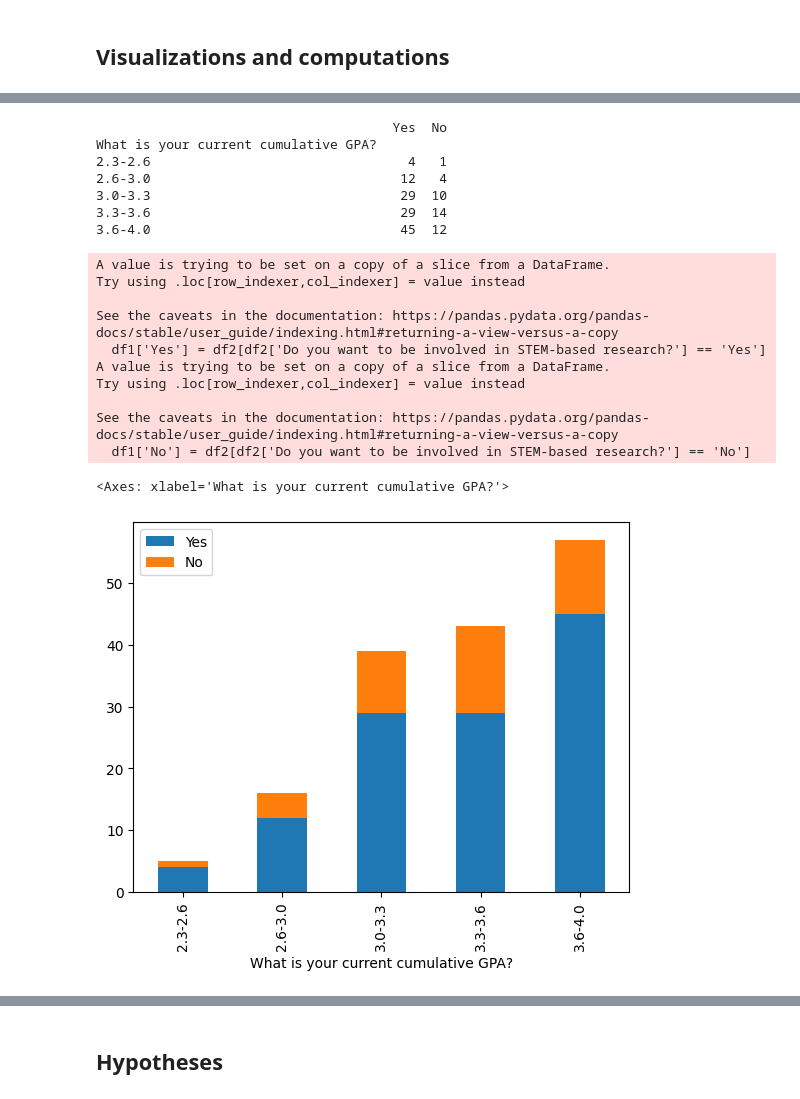
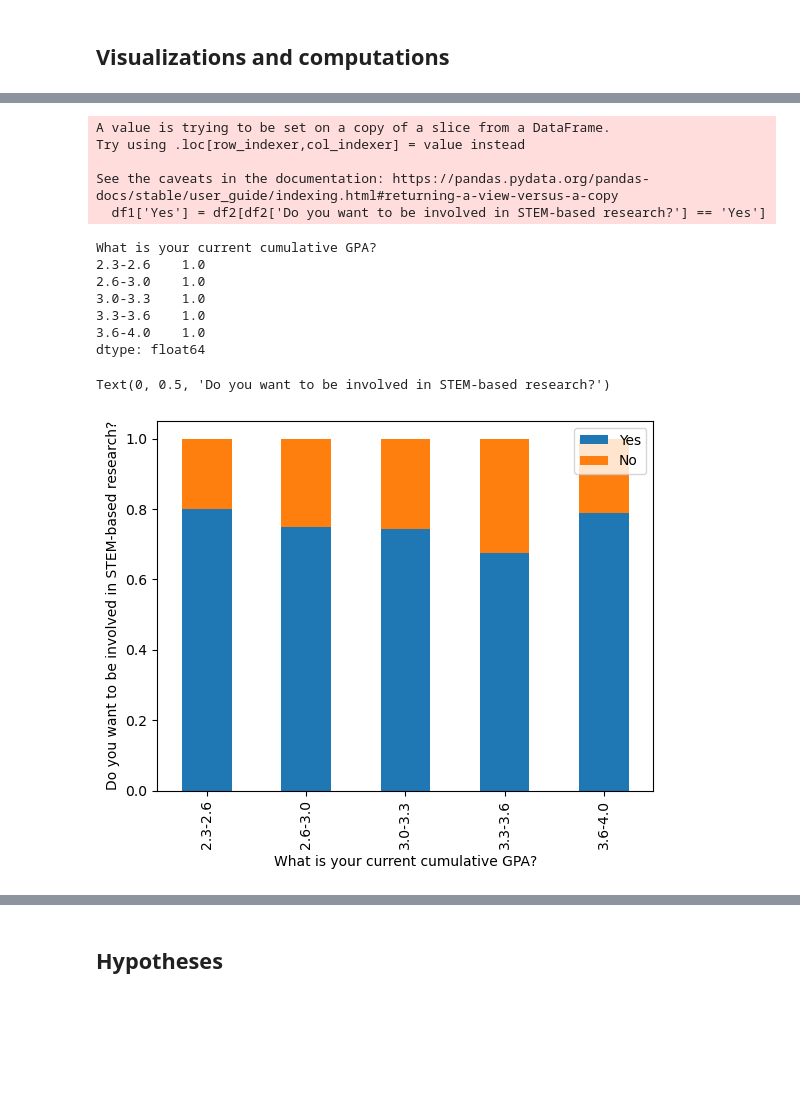
Before and after one commit to undahveeti/University-Characteristic-Data-Analysis, a Jupyter notebook: cs105_mini_project.ipynb, the cells around one changed output, grey strips where cells are left out. Saved outputs shown, nothing was run; the diff lists cells and outputs as text; code cells hidden in the pictures; blank space fills up the shorter version.

```diff
--- a/cs105_mini_project.ipynb
+++ b/cs105_mini_project.ipynb
@@ -33,32 +33,33 @@ display(df)
 # %%
 df1 = df[['What is your current cumulative GPA?', 'Do you want to be involved in STEM-based research?']]
 df2 = df[['Do you want to be involved in STEM-based research?']]
 df1['Yes'] = df2[df2['Do you want to be involved in STEM-based research?'] == 'Yes']
 df1['No'] = df2[df2['Do you want to be involved in STEM-based research?'] == 'No']
+
 df1 = df1[['What is your current cumulative GPA?', 'Yes', 'No']]
 grouped = df1.groupby('What is your current cumulative GPA?').count()
-print(grouped)
-grouped.plot.bar(stacked = True)
+
+temp = grouped['Yes']
+grouped['Yes'] = grouped['Yes'] / grouped.sum(axis = 1)
+grouped['No'] = grouped['No'] / (temp + grouped['No'])
+
+print(grouped.sum(axis = 1))
+grouped.plot.bar(stacked = True).set_ylabel('Do you want to be involved in STEM-based research?')
 # %% [output]
-                                      Yes  No
-What is your current cumulative GPA?
-2.3-2.6                                 4   1
-2.6-3.0                                12   4
-3.0-3.3                                29  10
-3.3-3.6                                29  14
-3.6-4.0                                45  12
+A value is trying to be set on a copy of a slice from a DataFrame.
+Try using .loc[row_indexer,col_indexer] = value instead
+
+See the caveats in the documentation: https://pandas.pydata.org/pandas-docs/stable/user_guide/indexing.html#returning-a-view-versus-a-copy
+  df1['Yes'] = df2[df2['Do you want to be involved in STEM-based research?'] == 'Yes']
-A value is trying to be set on a copy of a slice from a DataFrame.
-Try using .loc[row_indexer,col_indexer] = value instead
-
-See the caveats in the documentation: https://pandas.pydata.org/pandas-docs/stable/user_guide/indexing.html#returning-a-view-versus-a-copy
-  df1['Yes'] = df2[df2['Do you want to be involved in STEM-based research?'] == 'Yes']
-A value is trying to be set on a copy of a slice from a DataFrame.
-Try using .loc[row_indexer,col_indexer] = value instead
-
-See the caveats in the documentation: https://pandas.pydata.org/pandas-docs/stable/user_guide/indexing.html#returning-a-view-versus-a-copy
-  df1['No'] = df2[df2['Do you want to be involved in STEM-based research?'] == 'No']
+What is your current cumulative GPA?
+2.3-2.6    1.0
+2.6-3.0    1.0
+3.0-3.3    1.0
+3.3-3.6    1.0
+3.6-4.0    1.0
+dtype: float64
-<Axes: xlabel='What is your current cumulative GPA?'>
+Text(0, 0.5, 'Do you want to be involved in STEM-based research?')
-[figure, old version]
+[figure, new version]
 # %%
 #Since our gpa values are ranges, we need to convert them to a single value
 def gpa_range_to_avg(gpa_range):
```
Also changed, not shown: parts of 8 cells of this notebook.
